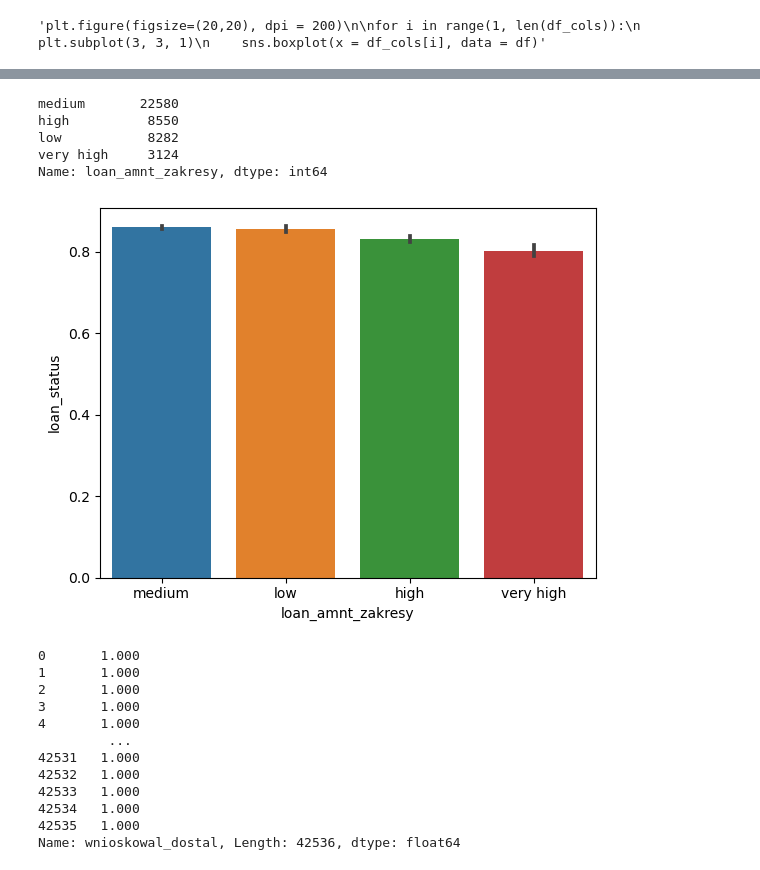
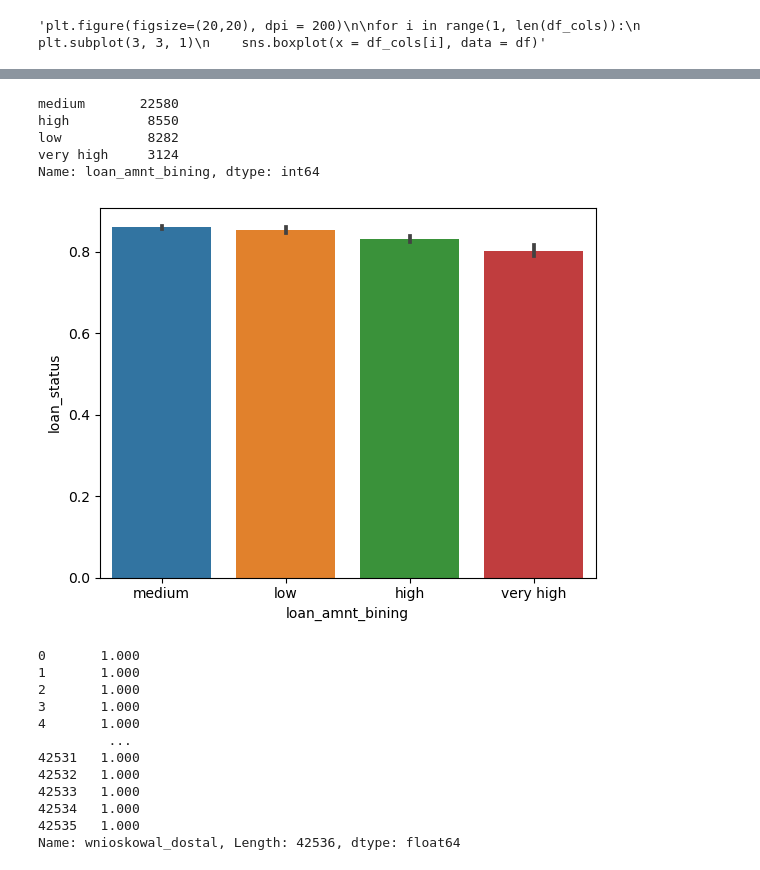
Before and after one commit to magdamarzec/SQL, a Jupyter notebook: future eng.ipynb, the cells around one changed output, grey strips where cells are left out. Saved outputs shown, nothing was run; the diff lists cells and outputs as text; code cells hidden in the pictures.

```diff
--- a/future eng.ipynb
+++ b/future eng.ipynb
@@ -566,3 +547,0 @@ Name: verification_status, dtype: int64
-# %%
-df['verification_status2'] = np.where(df['verification_status'].isin(
-    ['Verified', 'Source Verified']), 0, 1)
@@ -575,3 +547,0 @@ Name: verification_status2, dtype: int64
-# %%
-#usuwam pierwotną kolumnę 'verification_status'
-df.drop(columns = ['verification_status'], inplace = True)
@@ -733,7 +707,7 @@ df['total_acc'].fillna(df['total_acc'].median(), inplace=True)
 df['pub_rec_bankruptcies'].fillna(df['pub_rec_bankruptcies'].median(), inplace=True)
 # %%
 #earliest_cr_line
-df['earliest_cr_line'].fillna(df['earliest_cr_line'].median(), inplace=True)
+#df['earliest_cr_line'].fillna(df['earliest_cr_line'].median(), inplace=True)
 # %%
 #inq_last_6mths
 df['inq_last_6mths'].fillna(df['inq_last_6mths'].median(), inplace=True)
@@ -856,18 +847,18 @@ def loan_amount(amnt):
         return 'very high'
 
 
-df['loan_amnt_zakresy'] = df['loan_amnt'].apply(lambda x: loan_amount(x))
+df['loan_amnt_bining'] = df['loan_amnt'].apply(lambda x: loan_amount(x))
 # %%
-df['loan_amnt_zakresy'].value_counts()
+df['loan_amnt_bining'].value_counts()
 # %% [output]
 medium       22580
 high          8550
 low           8282
 very high     3124
-Name: loan_amnt_zakresy, dtype: int64
+Name: loan_amnt_bining, dtype: int64
 # %%
-sns.barplot(x='loan_amnt_zakresy', y='loan_status', data=df)
+sns.barplot(x='loan_amnt_bining', y='loan_status', data=df)
 plt.show()
 # %% [output]
-[figure, old version]
+[figure, new version]
 # %%
```
Also changed, not shown: parts of 75 cells of this notebook.
